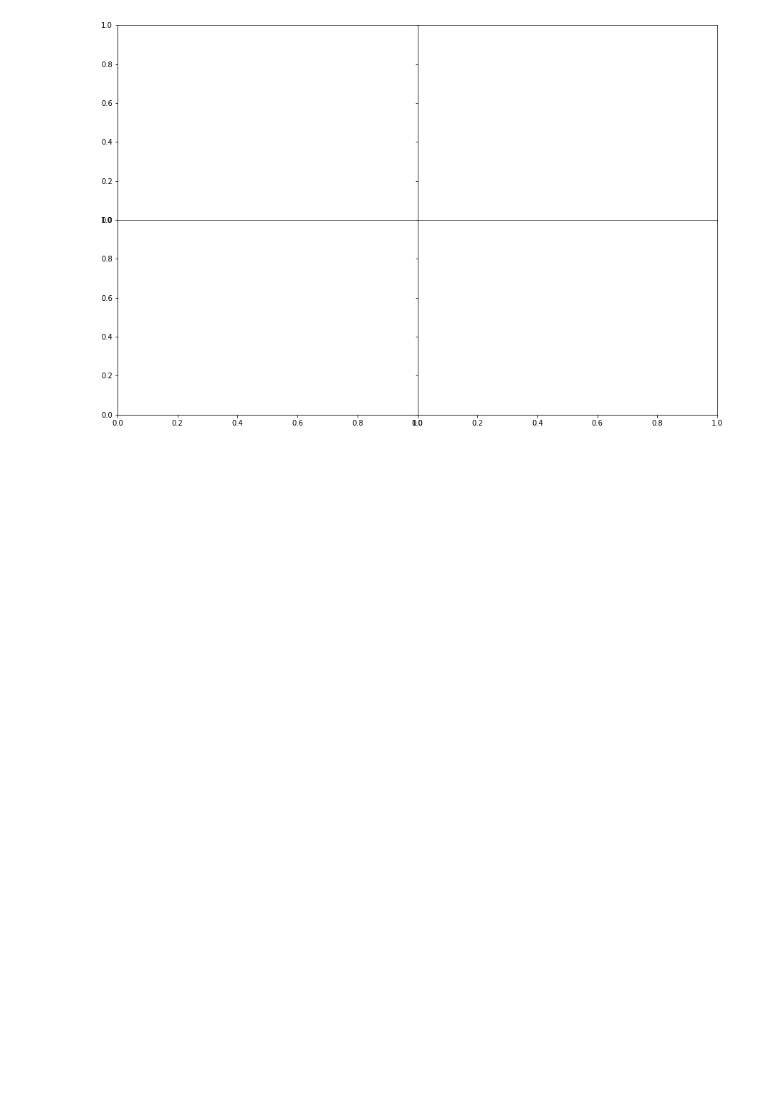
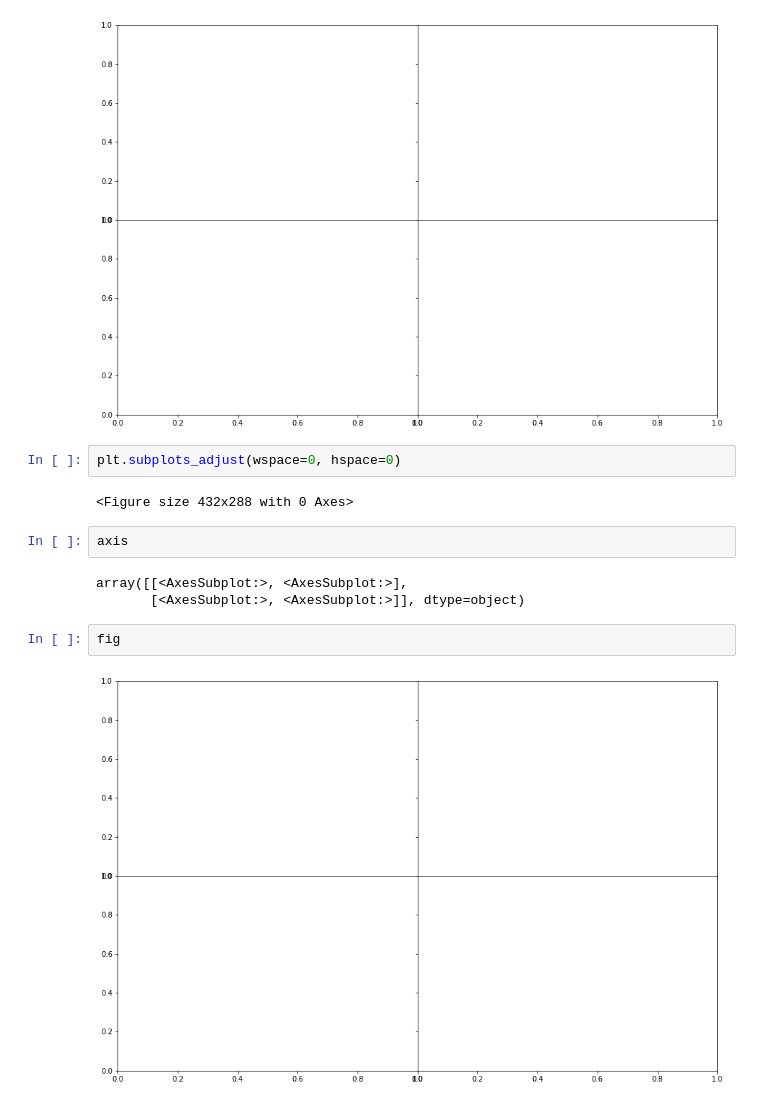
Before and after one commit to erikgqp8645/-python-, a Jupyter notebook: 第09章_绘图和可视化.ipynb, the cells around one changed output. Saved outputs shown, nothing was run; the diff lists cells and outputs as text; blank space fills up the shorter version.

```diff
--- a/第09章_绘图和可视化.ipynb
+++ b/第09章_绘图和可视化.ipynb
@@ -118,3 +115,16 @@ for i in range(2):
 plt.subplots_adjust(wspace=0, hspace=0)
 # %% [output]
 [figure]
+# %%
+plt.subplots_adjust(wspace=0, hspace=0)
+# %% [output]
+<Figure size 432x288 with 0 Axes>
+# %%
+axis
+# %% [output]
+array([[<AxesSubplot:>, <AxesSubplot:>],
+       [<AxesSubplot:>, <AxesSubplot:>]], dtype=object)
+# %%
+fig
+# %% [output]
+[figure, added]
```
Also changed, not shown: parts of 4 cells of this notebook.
